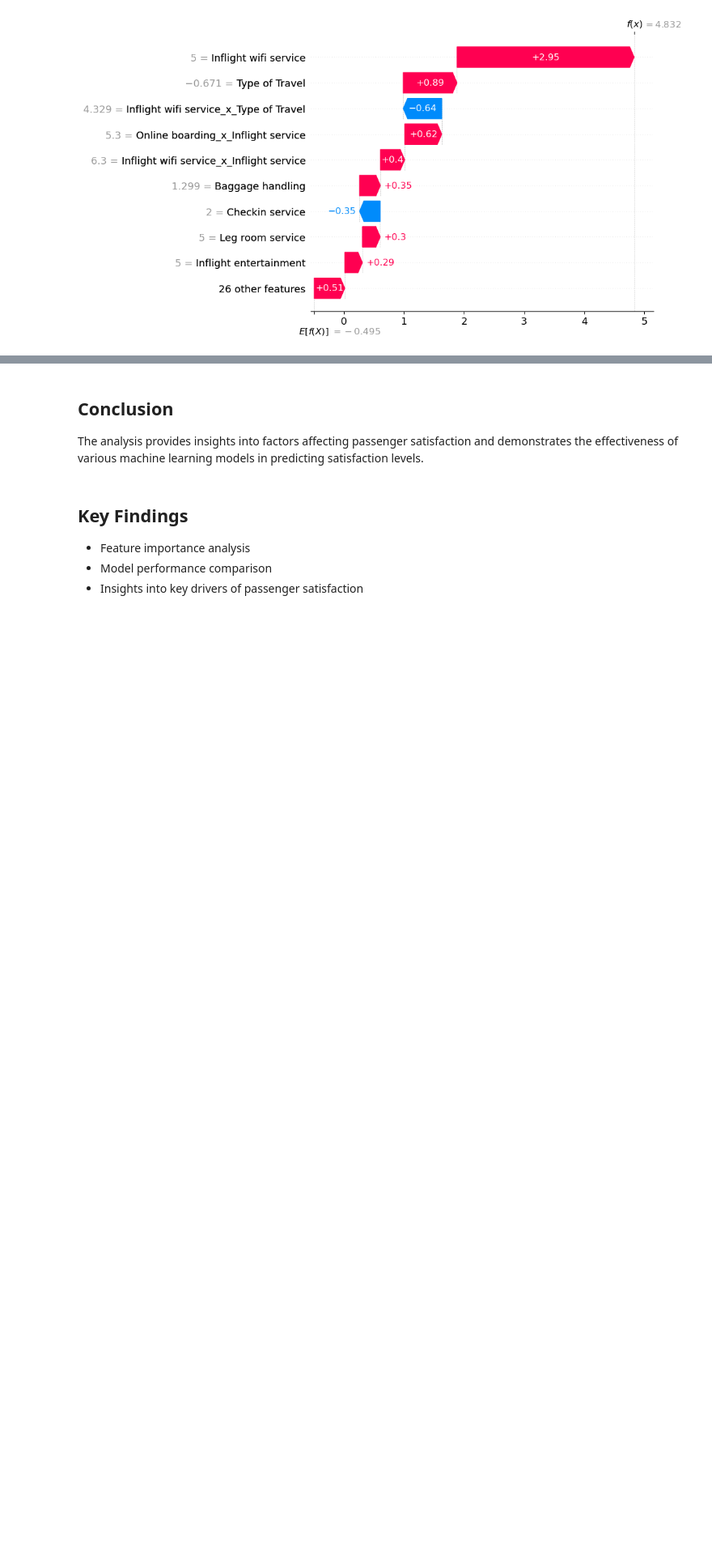
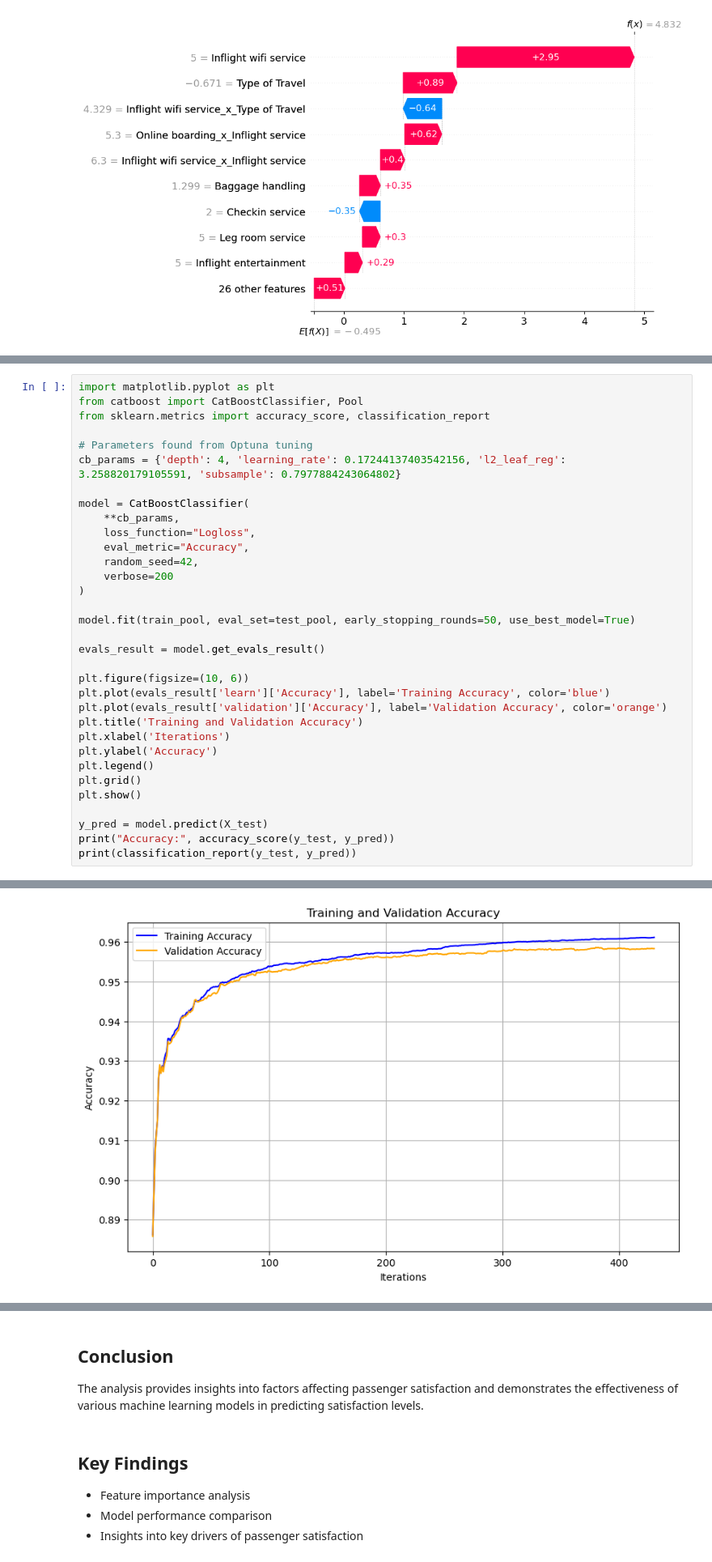
Before and after one commit to RRafi89/Customer-Satisfaction-Rating, a Jupyter notebook: MAIN.ipynb, the cells around one changed output, grey strips where cells are left out. Shown at 81% size. Drawn from its saved outputs; the diff is of its cells as text; blank space fills up the shorter version.

```diff
--- a/MAIN.ipynb
+++ b/MAIN.ipynb
@@ -634,0 +727,34 @@ weighted avg       0.96      0.96      0.96     20719
+# %%
+import matplotlib.pyplot as plt
+from catboost import CatBoostClassifier, Pool
+from sklearn.metrics import accuracy_score, classification_report
+
+# Parameters found from Optuna tuning
+cb_params = {'depth': 4, 'learning_rate': 0.17244137403542156, 'l2_leaf_reg': 3.258820179105591, 'subsample': 0.7977884243064802}
+
+model = CatBoostClassifier(
+    **cb_params,
+    loss_function="Logloss",
+    eval_metric="Accuracy",
+    random_seed=42,
+    verbose=200
+)
+
+model.fit(train_pool, eval_set=test_pool, early_stopping_rounds=50, use_best_model=True)
+
+evals_result = model.get_evals_result()
+
+plt.figure(figsize=(10, 6))
+plt.plot(evals_result['learn']['Accuracy'], label='Training Accuracy', color='blue')
+plt.plot(evals_result['validation']['Accuracy'], label='Validation Accuracy', color='orange')
+plt.title('Training and Validation Accuracy')
+plt.xlabel('Iterations')
+plt.ylabel('Accuracy')
+plt.legend()
+plt.grid()
+plt.show()
+
+y_pred = model.predict(X_test)
+print("Accuracy:", accuracy_score(y_test, y_pred))
+print(classification_report(y_test, y_pred))
+# %% [output]
@@ -634,0 +770 @@ weighted avg       0.96      0.96      0.96     20719
+[figure, added]
```
Also changed, not shown: parts of 14 cells of this notebook, 6 other files.
